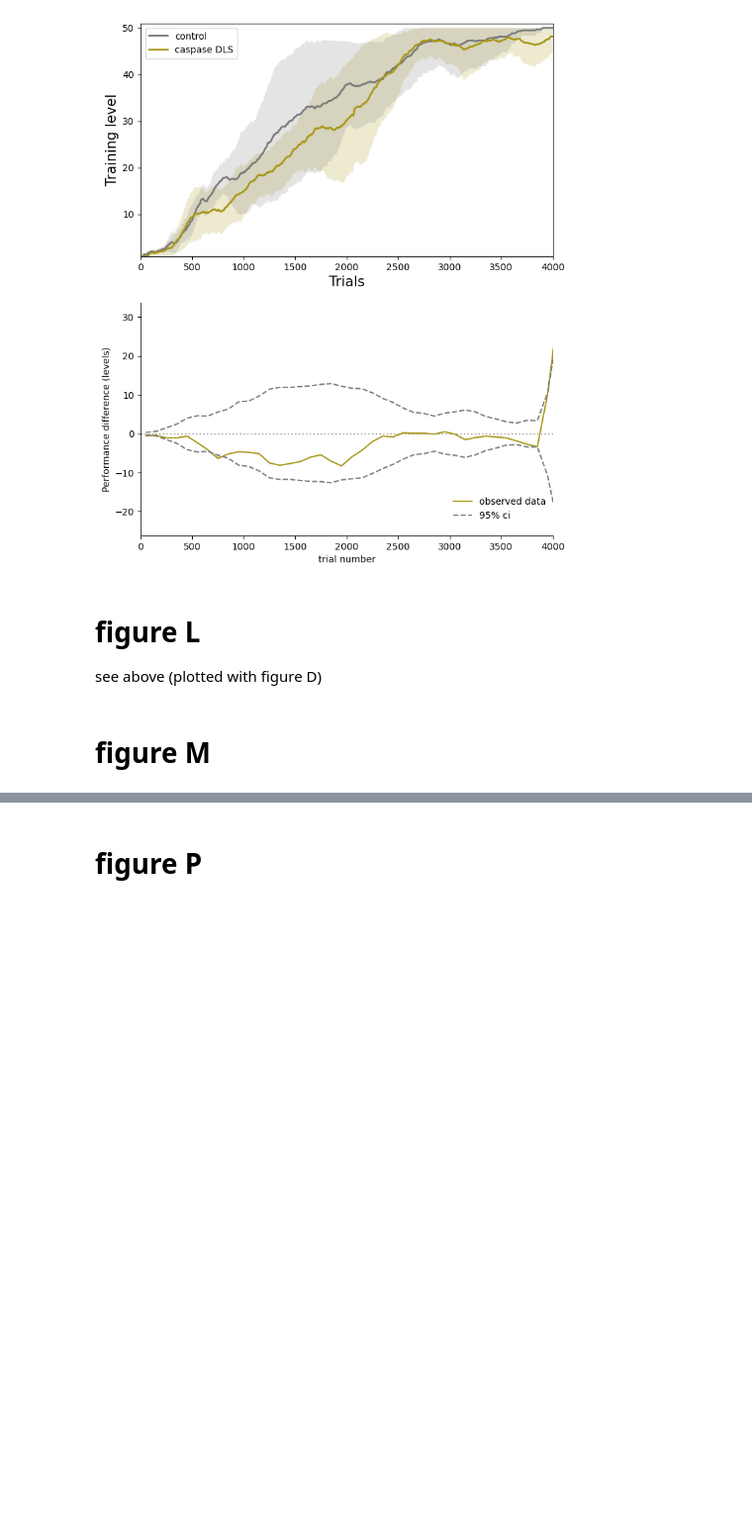
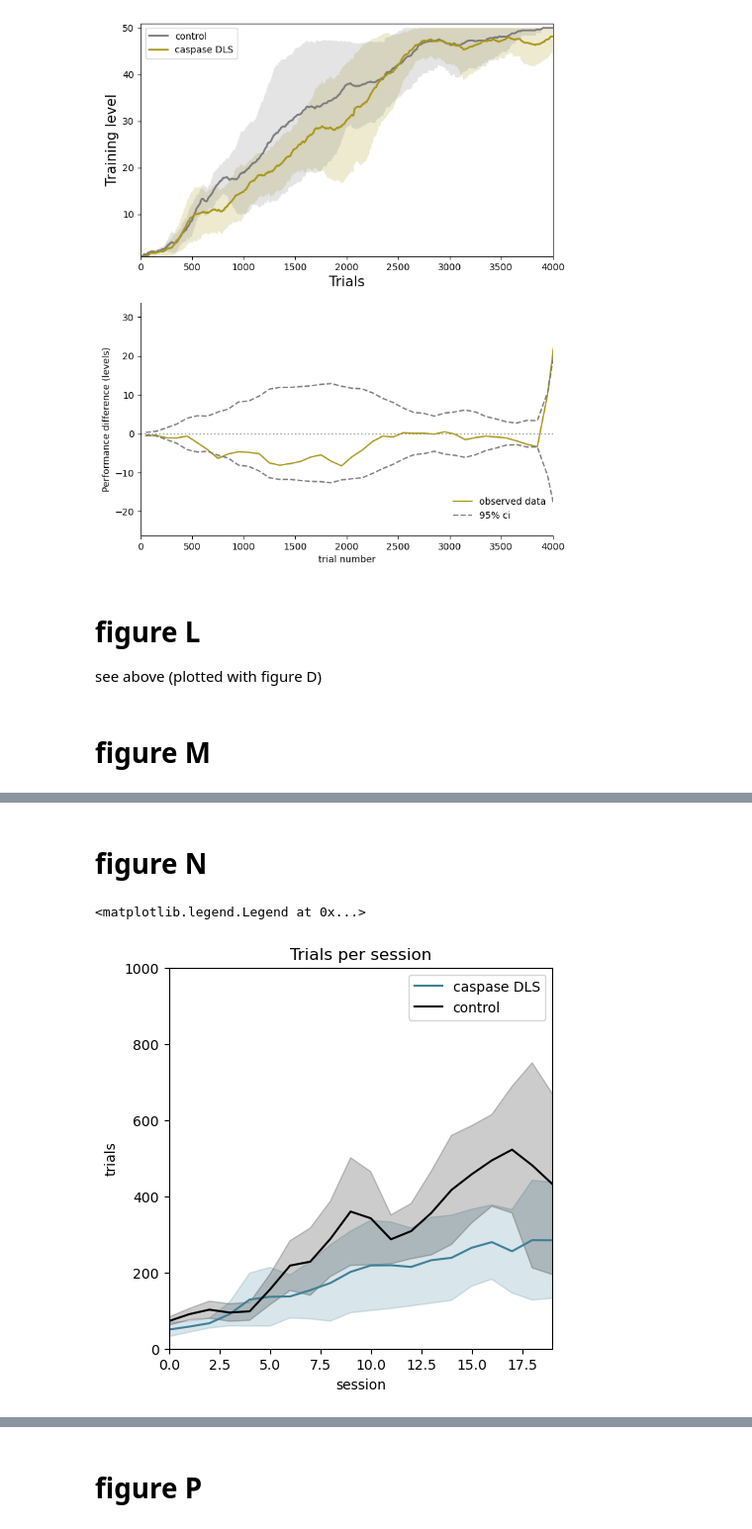
Before and after one commit to EmmettJT/procedural_replay_paper_2025, a Jupyter notebook: ED_2/ED2_plots.ipynb, the cells around one changed output, grey strips where cells are left out. Shown: that part at 99% size. Saved outputs shown, nothing was run; the diff lists cells and outputs as text; code cells hidden in the pictures; blank space fills up the shorter version.

```diff
--- a/ED_2/ED2_plots.ipynb
+++ b/ED_2/ED2_plots.ipynb
@@ -644,0 +688,41 @@ see above (plotted with figure D)
+# %% [markdown]
+# figure N
+# %%
+data = pd.read_csv(r"C:\Users\Emmett Thompson\Documents\procedural_replay_paper_2025\data\ED2\trials_per_session_dls.csv")
+dls_lesion_tps = [ast.literal_eval(item) for item in data[data.group == 'dls_lesion'].trials_per_session.values]
+control_lesion_tps = [ast.literal_eval(item) for item in data[data.group == 'control'].trials_per_session.values]
+
+# Plotting
+fig, ax = plt.subplots(1, 1, figsize=(5, 5))
+smoothing_window = 2
+# Calculate and plot the mean trials
+_mean = []
+std_  = []
+for item in conactinate_nth_items(dls_lesion_tps):
+    _mean.append(np.mean(item))
+    std_.append(np.std(item))
+ax.plot(convolve_movmean(_mean,smoothing_window), color='#3D8198',label = 'caspase DLS')
+# Plot the standard deviation
+ax.fill_between(range(len(_mean)), convolve_movmean(np.array(_mean) - np.array(std_),smoothing_window), convolve_movmean(np.array(_mean) + np.array(std_),smoothing_window), color="#3D8198", alpha=0.2)
+
+# Calculate and plot the mean trials
+_mean = []
+std_  = []
+for item in conactinate_nth_items(control_lesion_tps):
+    _mean.append(np.mean(item))
+    std_.append(np.std(item))
+ax.plot(convolve_movmean(_mean,smoothing_window), color='k',label = 'control')
+# Plot the standard deviation
+ax.fill_between(range(len(_mean)), convolve_movmean(np.array(_mean) - np.array(std_),smoothing_window), convolve_movmean(np.array(_mean) + np.array(std_),smoothing_window), color='k', alpha=0.2)
+
+# Set plot labels and limits
+ax.set_title('Trials per session')
+ax.set_xlabel('session')
+ax.set_ylabel('trials')
+ax.set_xlim(0, 19)
+ax.set_ylim(0, 1000)
+
+ax.legend()
+# %% [output]
+<matplotlib.legend.Legend at 0x...>
+[figure, added]
```
Also changed, not shown: parts of 8 cells of this notebook, 8 other files.
